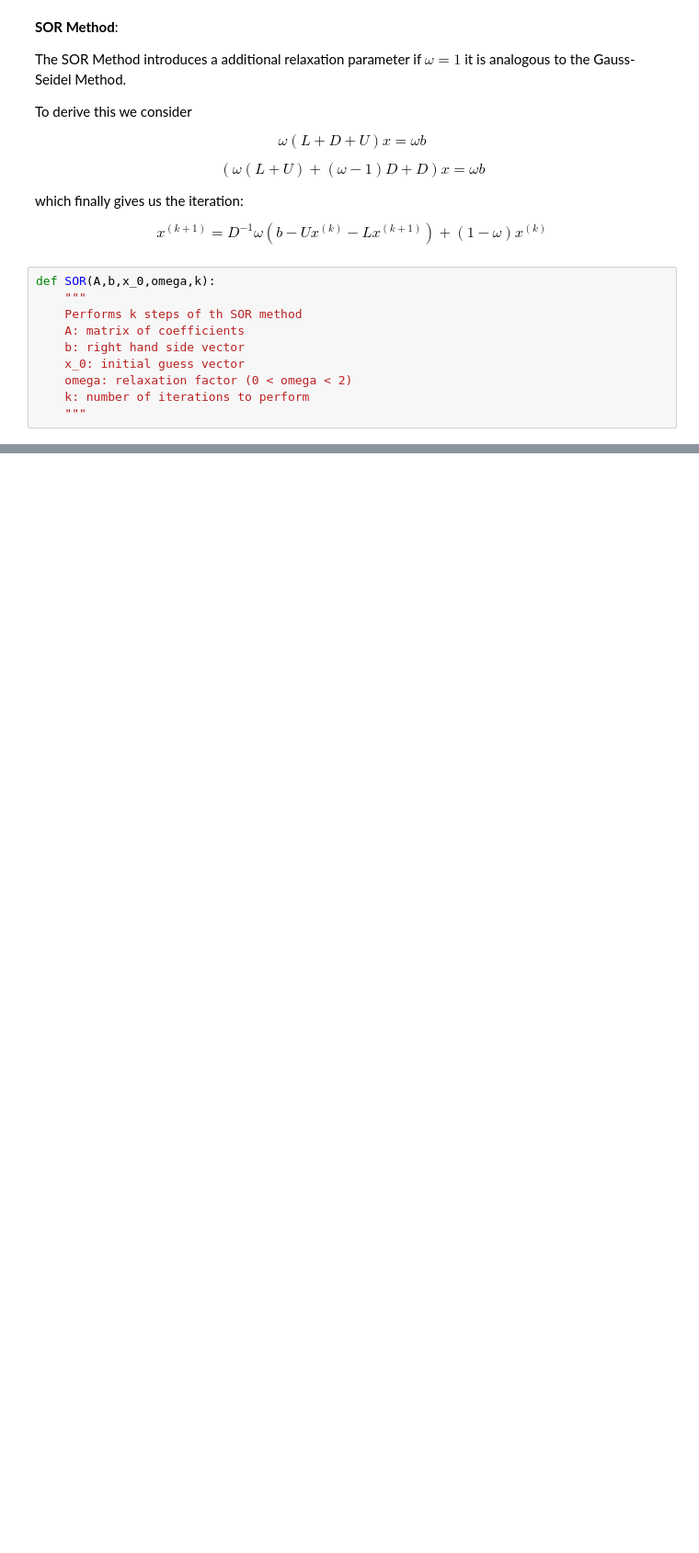
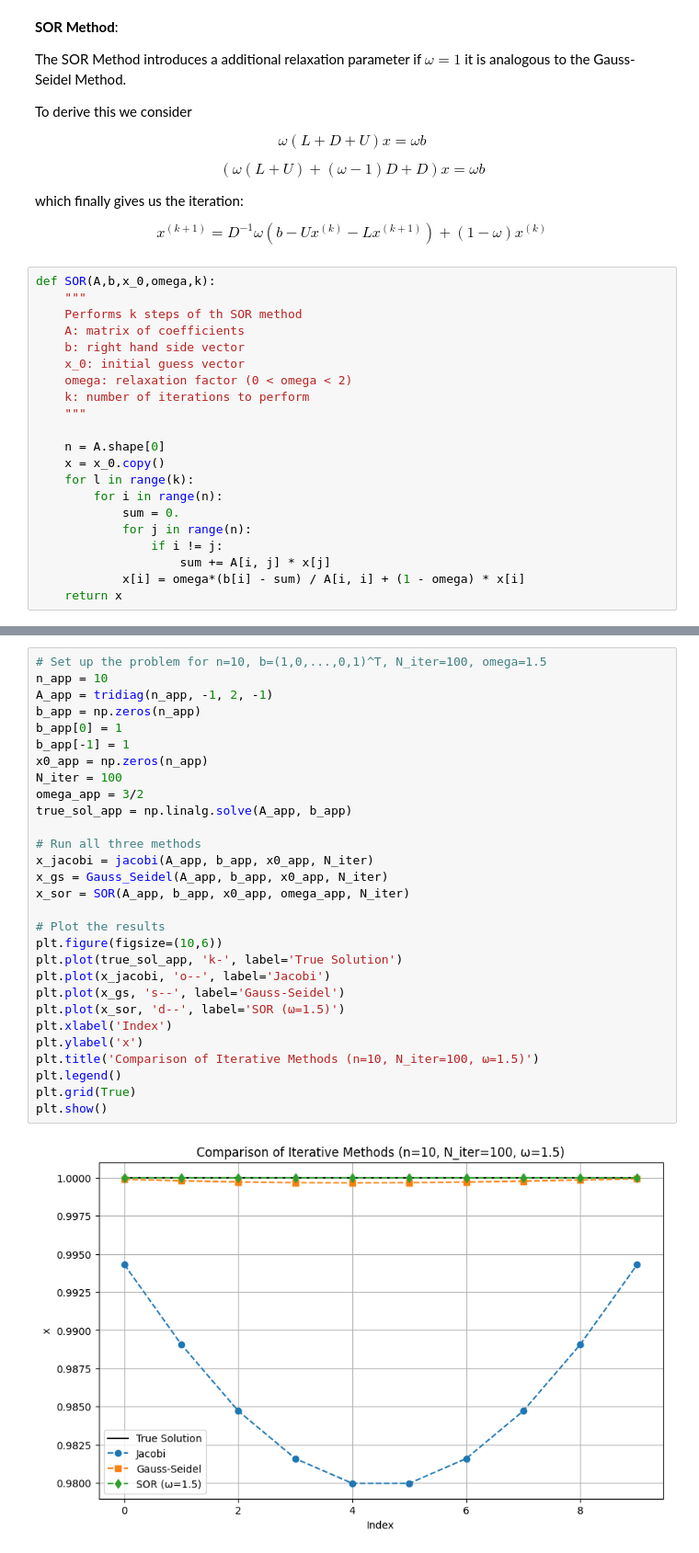
Before and after one commit to LukasMeinschad/Studium, a Jupyter notebook: Mathe/Numerik_2/Proseminar/Blatt 13/sheet_13_lukas_meinschad.ipynb, the cells around one changed output, grey strips where cells are left out. Shown at 92% size. Drawn from its saved outputs; the diff is of its cells as text; blank space fills up the shorter version.

```diff
--- a/Mathe/Numerik_2/Proseminar/Blatt 13/sheet_13_lukas_meinschad.ipynb
+++ b/Mathe/Numerik_2/Proseminar/Blatt 13/sheet_13_lukas_meinschad.ipynb
@@ -230,3 +327,14 @@ def SOR(A,b,x_0,omega,k):
     omega: relaxation factor (0 < omega < 2)
     k: number of iterations to perform
     """
+
+    n = A.shape[0]
+    x = x_0.copy()
+    for l in range(k):
+        for i in range(n):
+            sum = 0.
+            for j in range(n):
+                if i != j:
+                    sum += A[i, j] * x[j]
+            x[i] = omega*(b[i] - sum) / A[i, i] + (1 - omega) * x[i]
+    return x
@@ -232,0 +372,31 @@ def SOR(A,b,x_0,omega,k):
+# %%
+# Set up the problem for n=10, b=(1,0,...,0,1)^T, N_iter=100, omega=1.5
+n_app = 10
+A_app = tridiag(n_app, -1, 2, -1)
+b_app = np.zeros(n_app)
+b_app[0] = 1
+b_app[-1] = 1
+x0_app = np.zeros(n_app)
+N_iter = 100
+omega_app = 3/2
+true_sol_app = np.linalg.solve(A_app, b_app)
+
+# Run all three methods
+x_jacobi = jacobi(A_app, b_app, x0_app, N_iter)
+x_gs = Gauss_Seidel(A_app, b_app, x0_app, N_iter)
+x_sor = SOR(A_app, b_app, x0_app, omega_app, N_iter)
+
+# Plot the results
+plt.figure(figsize=(10,6))
+plt.plot(true_sol_app, 'k-', label='True Solution')
+plt.plot(x_jacobi, 'o--', label='Jacobi')
+plt.plot(x_gs, 's--', label='Gauss-Seidel')
+plt.plot(x_sor, 'd--', label='SOR (ω=1.5)')
+plt.xlabel('Index')
+plt.ylabel('x')
+plt.title('Comparison of Iterative Methods (n=10, N_iter=100, ω=1.5)')
+plt.legend()
+plt.grid(True)
+plt.show()
+# %% [output]
+[figure, added]
```
Also changed, not shown: parts of 10 cells of this notebook, 25 other files.
